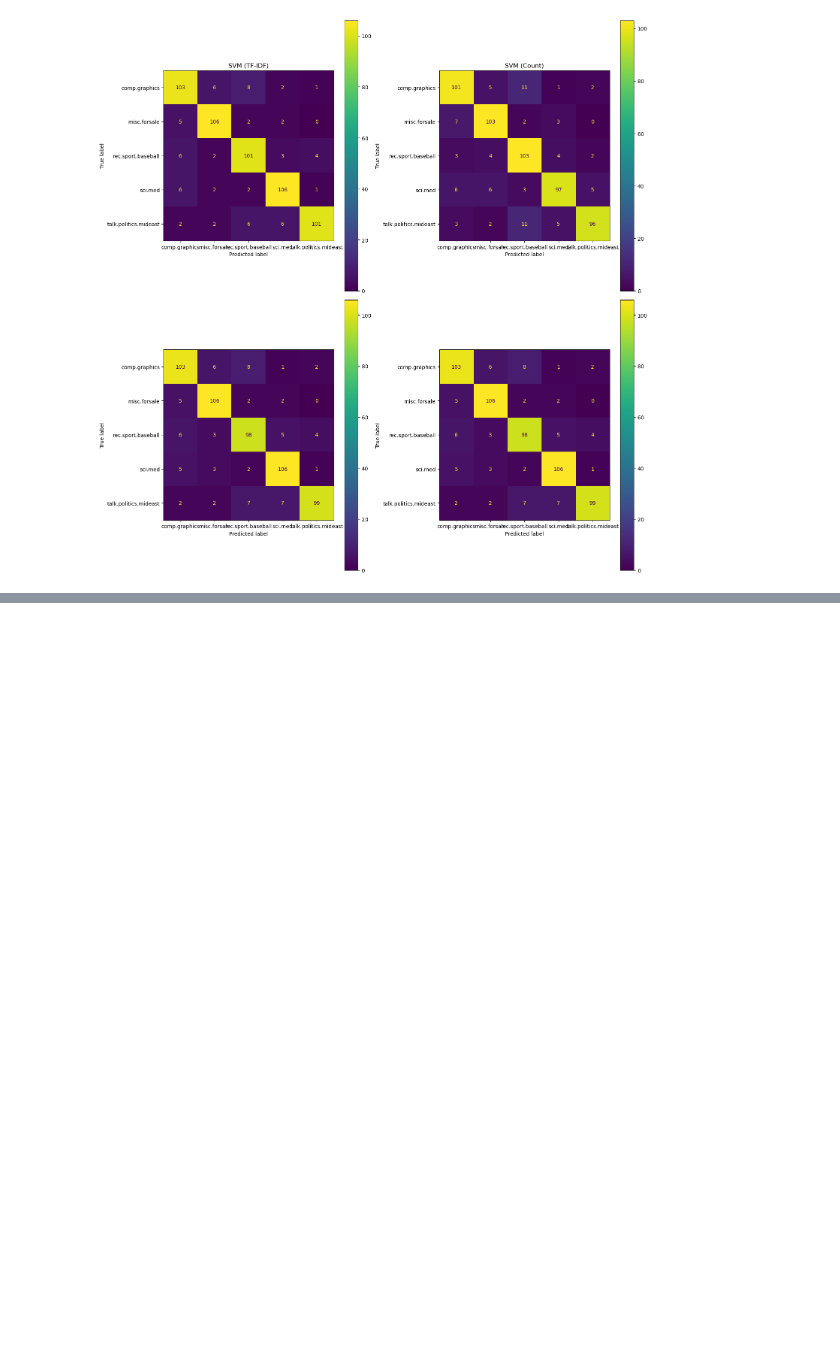
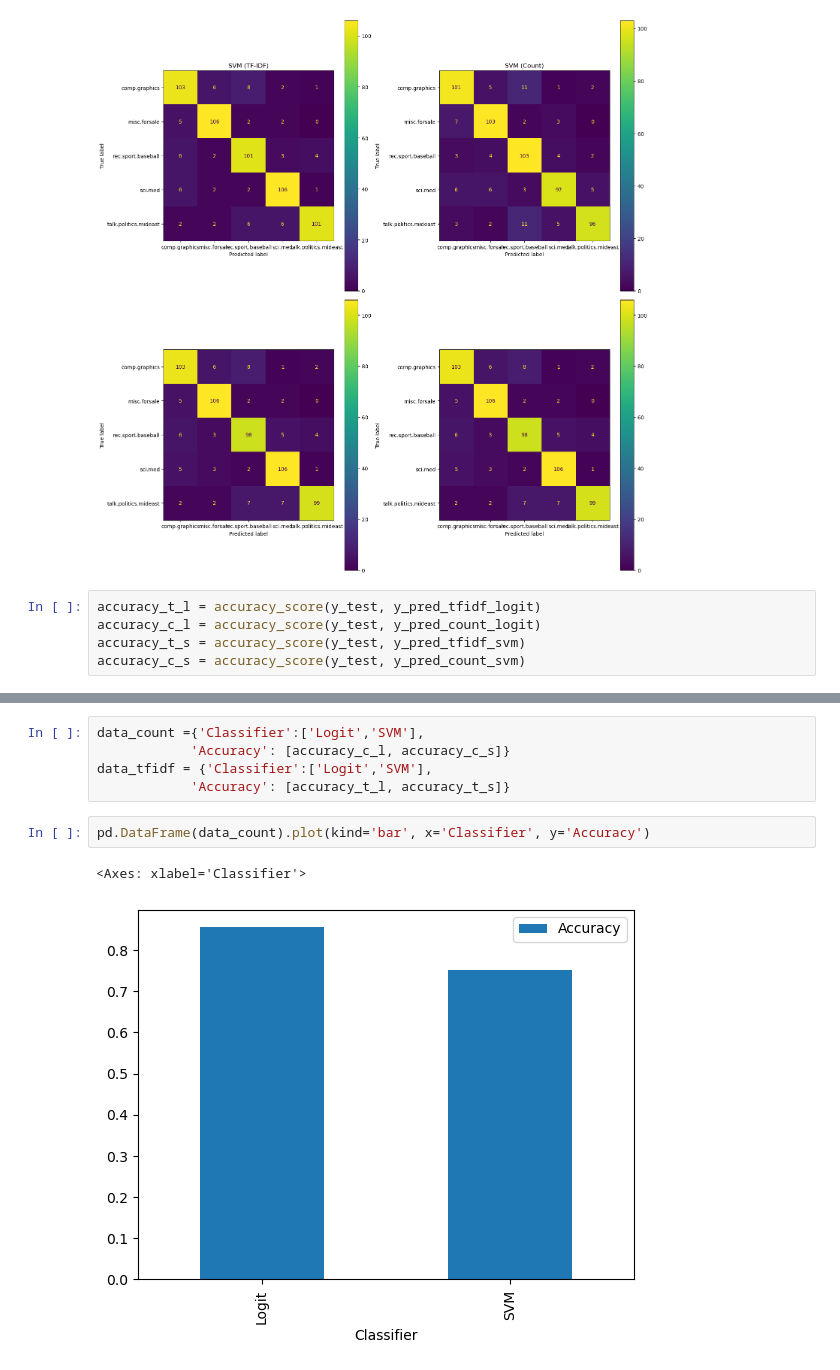
Before and after one commit to mertturhan/Data-Mining, a Jupyter notebook: week 5-classification algorithms/week 5 practice.ipynb, the cells around one changed output, grey strips where cells are left out. Cells and saved outputs as stored; diff of their text form; blank space fills up the shorter version.

```diff
--- a/week 5-classification algorithms/week 5 practice.ipynb
+++ b/week 5-classification algorithms/week 5 practice.ipynb
@@ -63,3 +63,8 @@ plt.tight_layout()
 plt.show()
 # %% [output]
 [figure]
+# %%
+accuracy_t_l = accuracy_score(y_test, y_pred_tfidf_logit)
+accuracy_c_l = accuracy_score(y_test, y_pred_count_logit)
+accuracy_t_s = accuracy_score(y_test, y_pred_tfidf_svm)
+accuracy_c_s = accuracy_score(y_test, y_pred_count_svm)
@@ -65,0 +85,10 @@ plt.show()
+# %%
+data_count ={'Classifier':['Logit','SVM'],
+            'Accuracy': [accuracy_c_l, accuracy_c_s]}
+data_tfidf = {'Classifier':['Logit','SVM'],
+            'Accuracy': [accuracy_t_l, accuracy_t_s]}
+# %%
+pd.DataFrame(data_count).plot(kind='bar', x='Classifier', y='Accuracy')
+# %% [output]
+<Axes: xlabel='Classifier'>
+[figure, added]
```
Also changed, not shown: parts of 3 cells of this notebook.
